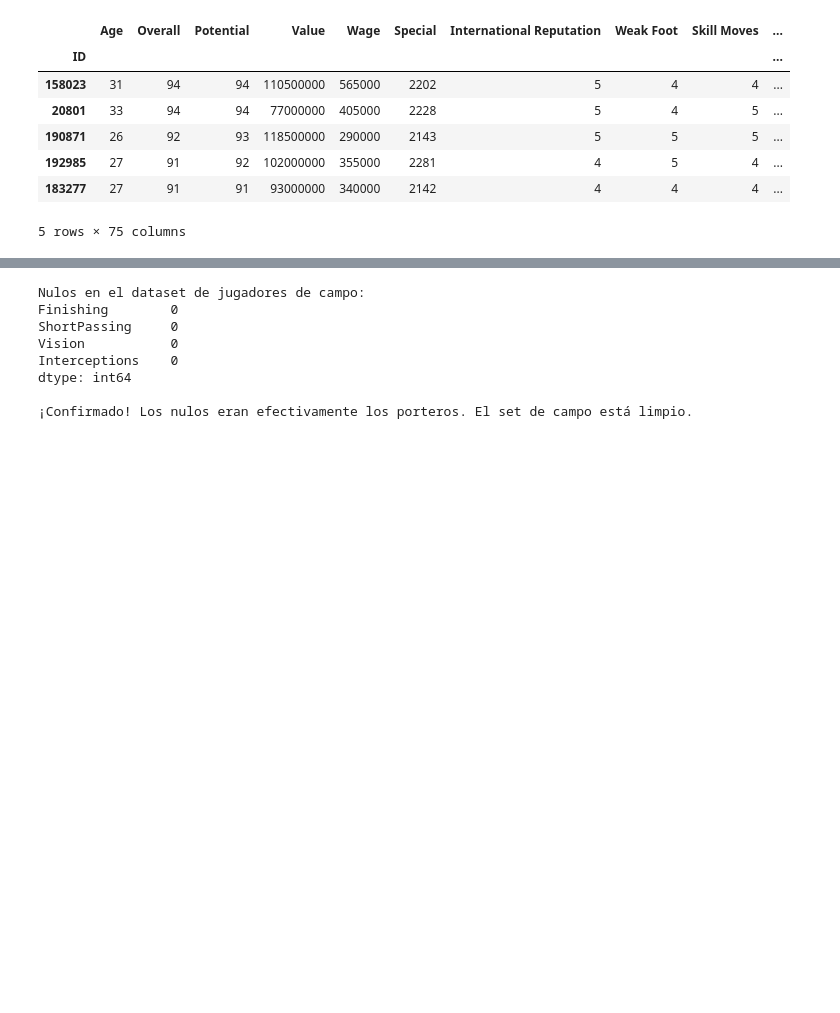
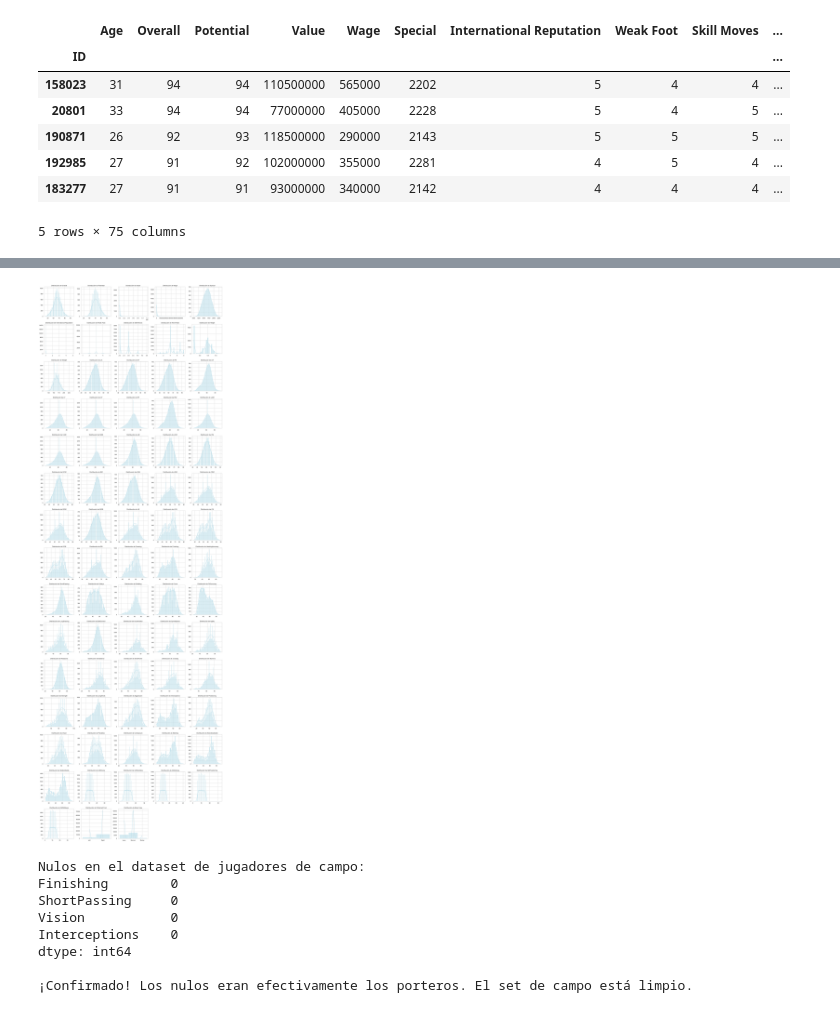
Before and after one commit to Adipiz/Modulo3_Practica2, a Jupyter notebook: g33_m3ep2_eq4_notebook.ipynb, the cells around one changed output, grey strips where cells are left out. Cells and saved outputs as stored; diff of their text form; code cells hidden in the pictures; blank space fills up the shorter version.

Commit message:
notebook para trabajar

```diff
--- a/g33_m3ep2_eq4_notebook.ipynb
+++ b/g33_m3ep2_eq4_notebook.ipynb
@@ -139,3 +152,20 @@ df_field.head()
+# %%
+# Grafica las distribuciones de las 75 variables para jugadores de campo
+variables_field = df_field.columns[1:-1]  # Excluyendo 'Position'
+num_vars = len(variables_field)
+cols = 5
+rows = (num_vars // cols) + (num_vars % cols > 0)
+plt.figure(figsize=(20, rows * 4))
+for i, var in enumerate(variables_field):
+    plt.subplot(rows, cols, i + 1)
+    sns.histplot(df_field[var], kde=True, color='lightblue')
+    plt.title(f'Distribución de {var}')
+    plt.xlabel('')
+    plt.ylabel('')
+plt.tight_layout()
+plt.show()
+# %% [output]
+[figure, added]
 # %%
 # Comprobamos nulos en el dataset de jugadores de campo (df_field)
 nulos_restantes = df_field[['Finishing', 'ShortPassing', 'Vision', 'Interceptions']].isnull().sum()
```
Also changed, not shown: parts of 1 cell of this notebook.
